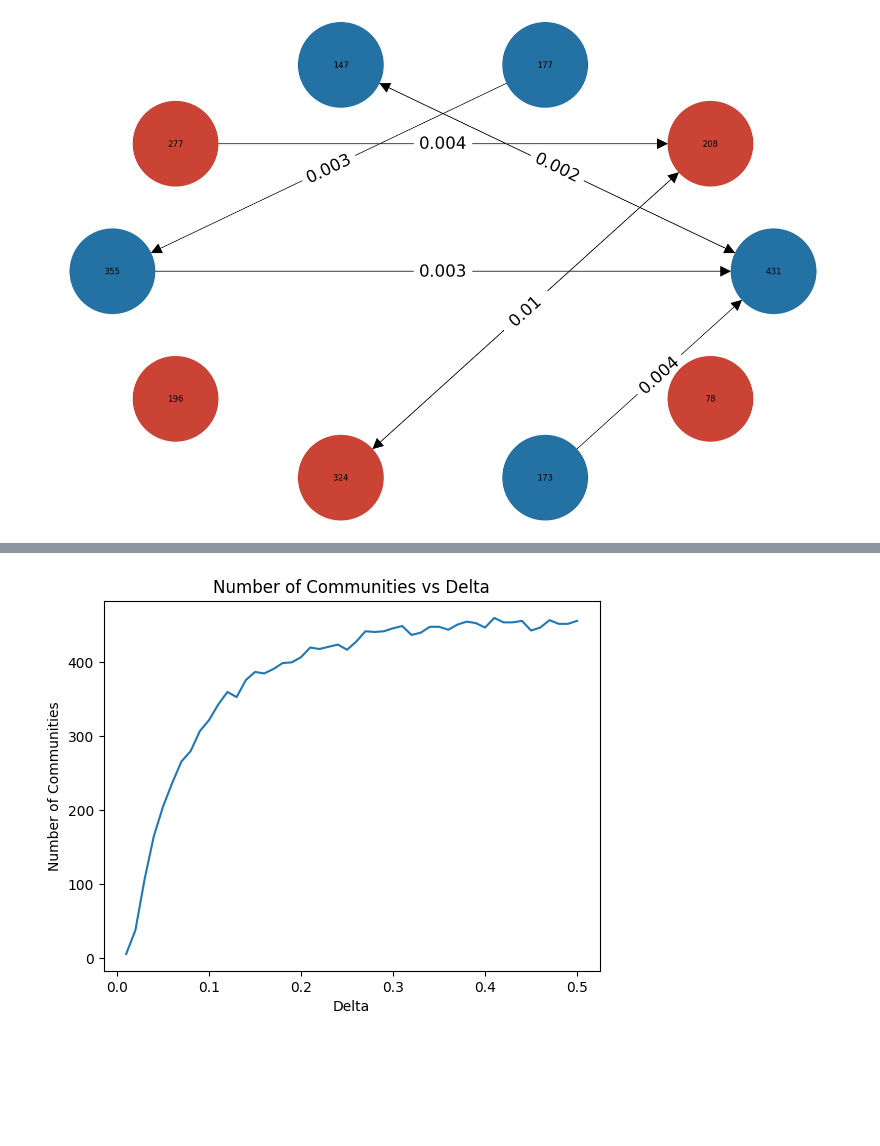
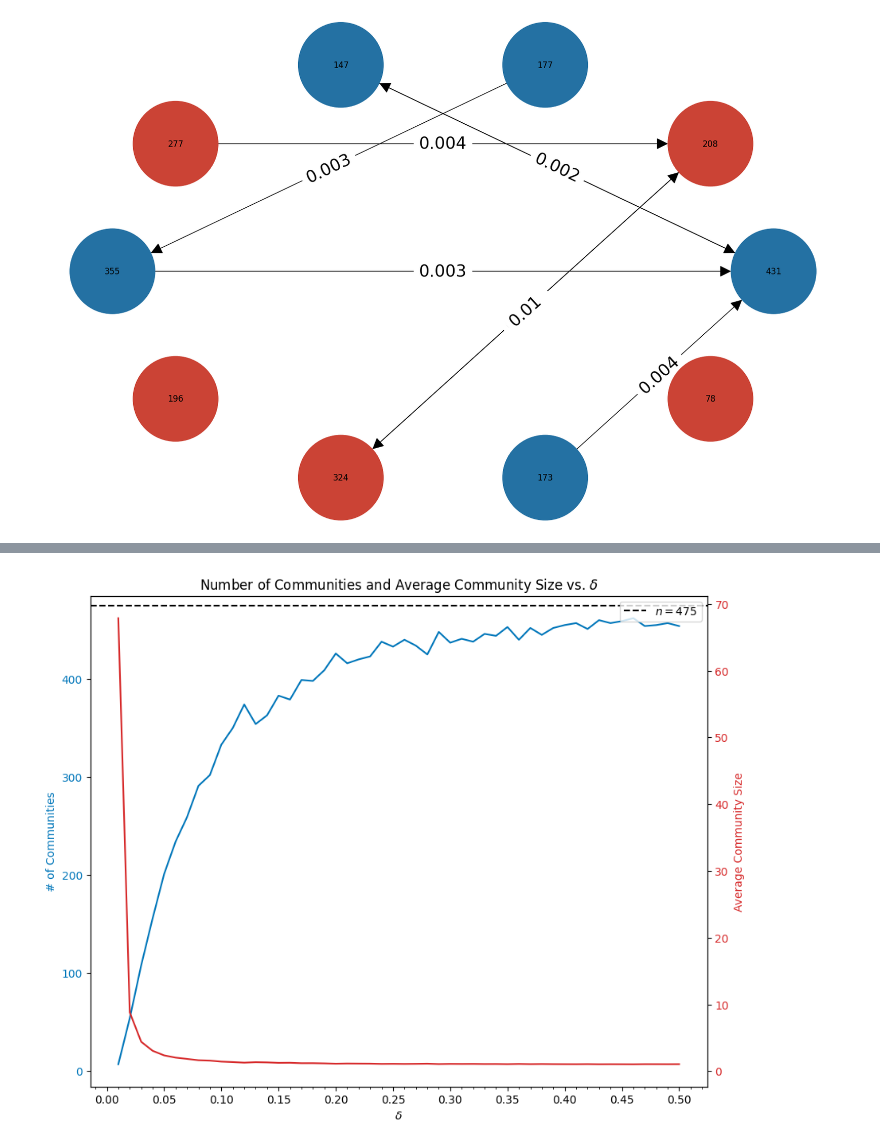
Before and after one commit to cjk4/opinion-modeling, a Jupyter notebook: community-detection.ipynb, the cells around one changed output, grey strips where cells are left out. Cells and saved outputs as stored; diff of their text form; code cells hidden in the pictures; blank space fills up the shorter version.

Commit message:
tried to add figures, making table instead

```diff
--- a/community-detection.ipynb
+++ b/community-detection.ipynb
@@ -270,8 +270,8 @@ for delta in delta_grid:
     results.append(
         {
             'delta': delta,
-            'xs': xs,
-            'node_to_community': node_to_community
+            'xs': xs.tolist(),
+            'node_to_community': [node_to_community[i] for i in range(len(node_to_community))]
         }
     )
 
@@ -299,14 +298,35 @@ KeyboardInterrupt:
-# %%
-import matplotlib.pyplot as plt
-
-num_opinions = [len(communities) for communities in communities_list]
-
-plt.plot(delta_grid, num_opinions)
-plt.xlabel('Delta')
-plt.ylabel('Number of Communities')
-plt.title('Number of Communities vs Delta')
-plt.show()
-# %% [output]
-[figure, removed]
+# %%
+num_communities = []
+for result in results:
+    num_communities.append(len(set(result['node_to_community'])))
+
+average_community_sizes = []
+for result in results:
+    community_sizes = [result['node_to_community'].count(i) for i in range(len(set(result['node_to_community'])))]
+    average_community_sizes.append(np.mean(community_sizes))
+
+blue = '#0076BA'
+red = 'tab:red'
+
+fig, ax1 = plt.subplots(figsize=(10, 8))
+ax1.xaxis.set_major_locator(MultipleLocator(0.05))
+ax1.xaxis.set_minor_locator(MultipleLocator(0.01))
+ax1.set_xlabel('$\\delta$')
+ax1.set_ylabel('# of Communities', color=blue)
+ax1.plot(delta_grid, num_communities, color=blue)
+ax1.tick_params(axis='y', labelcolor='#0076BA')
+ax1.axhline(y=len(results[0]['xs']), color='black', linestyle='--', label='$n=475$')
+
+ax2 = ax1.twinx()
+
+ax2.set_ylabel('Average Community Size', color=red)
+ax2.plot(delta_grid, average_community_sizes, color=red)
+ax2.tick_params(axis='y', labelcolor=red)
+
+ax1.legend(loc='upper right')
+ax1.set_title('Number of Communities and Average Community Size vs. $\\delta$')
+plt.savefig('results/figs/delta_grid.png')
+# %% [output]
+[figure, added]
 # %%
 def draw_community_graph(G, x, node_to_community):
```
Also changed, not shown: parts of 6 cells of this notebook, 13 other files.
